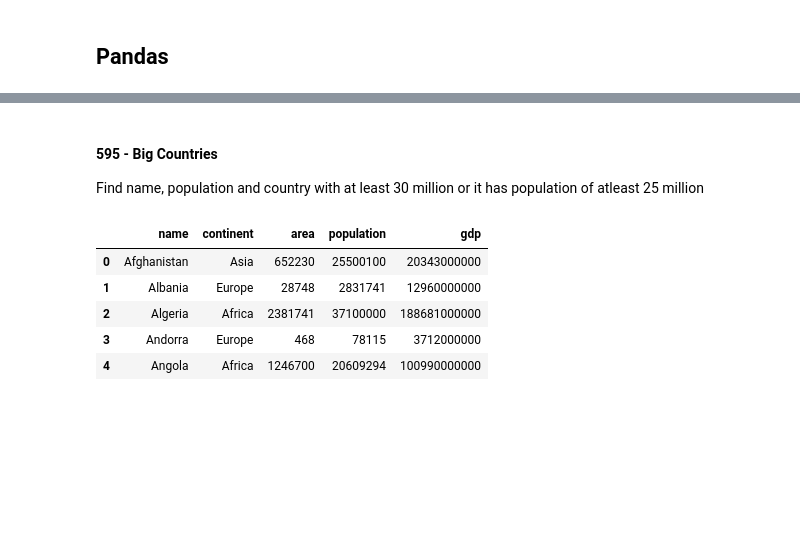
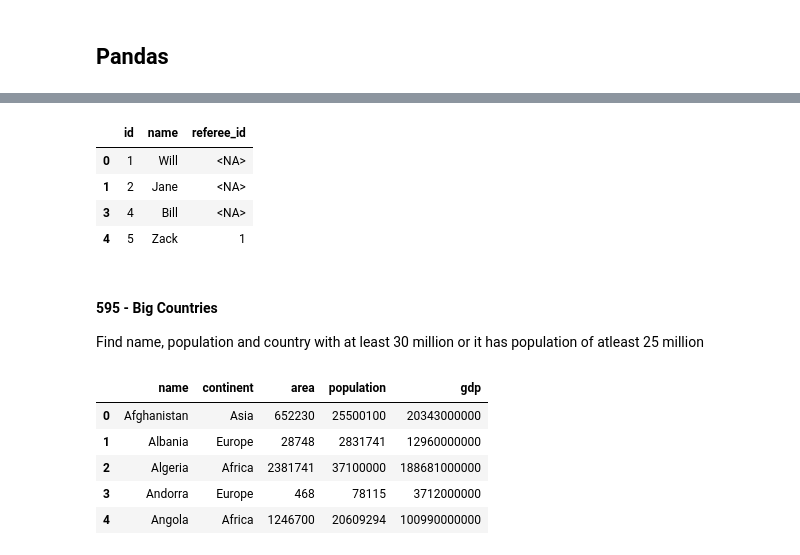
Before and after one commit to Swap-20/Leetcode-Pandas, a Jupyter notebook: Leetcode_Pandas.ipynb, the cells around one changed output, grey strips where cells are left out. Saved outputs shown, nothing was run; the diff lists cells and outputs as text; code cells hidden in the pictures; blank space fills up the shorter version.

```diff
--- a/Leetcode_Pandas.ipynb
+++ b/Leetcode_Pandas.ipynb
@@ -5,3 +25,12 @@ import pandas as pd
+# %%
+df = customer[(customer['referee_id'] != 2) | (customer['referee_id'].isna())]
+df
+# %% [output]
+|  | id | name | referee_id |
+| 0 | 1 | Will | <NA> |
+| 1 | 2 | Jane | <NA> |
+| 3 | 4 | Bill | <NA> |
+| 4 | 5 | Zack | 1 |
 # %% [markdown]
 #### 595 - Big Countries
 
```
Also changed, not shown: parts of 9 cells of this notebook.
